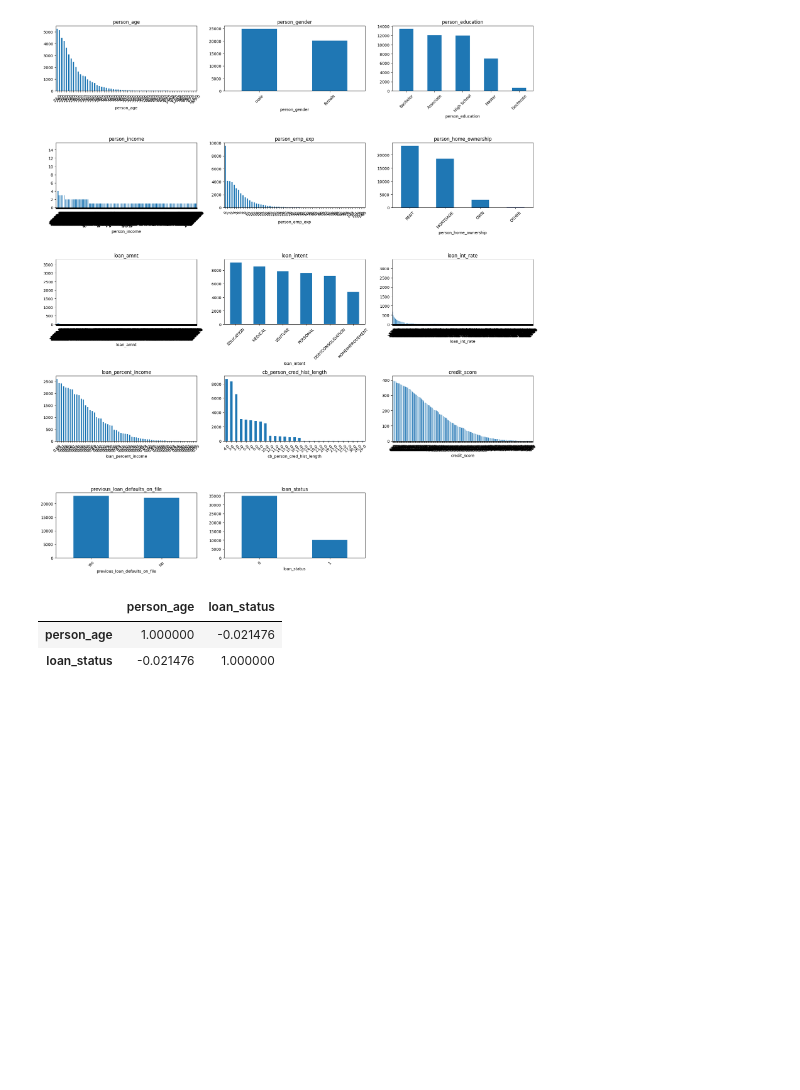
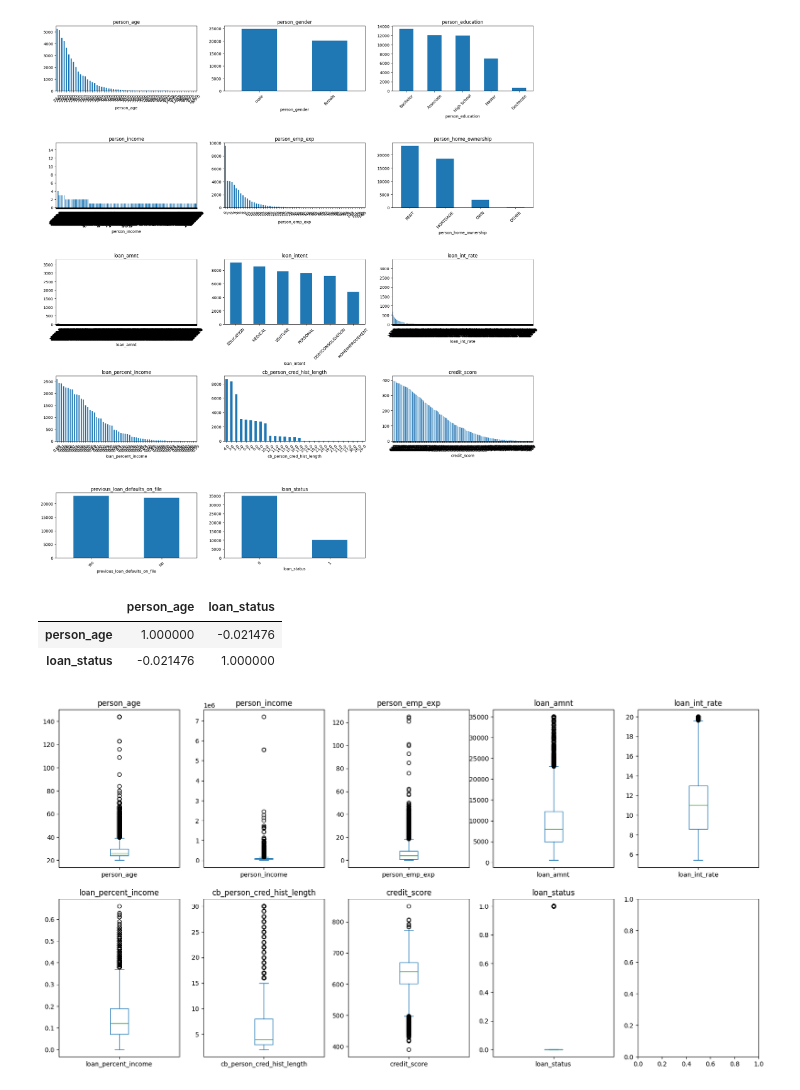
Before and after one commit to SujiLee-d/credit-analysis-loan-application, a Jupyter notebook: notebooks/01_data_exploration.ipynb, the cells around one changed output. Saved outputs shown, nothing was run; the diff lists cells and outputs as text; code cells hidden in the pictures; blank space fills up the shorter version.

Commit message:
01_EDA_boxplot for numerical colulmns_better visualisation

```diff
--- a/notebooks/01_data_exploration.ipynb
+++ b/notebooks/01_data_exploration.ipynb
@@ -148,9 +148,19 @@ df[['person_age', 'loan_status']].corr()
 | person_age | 1.000000 | -0.021476 |
 | loan_status | -0.021476 | 1.000000 |
 # %%
+# fig, axes = plt.subplots(5, 3, figsize=(18, 5 * 4))
+# axes = axes.flatten()
+
 numerical_features_idx = df.columns.get_indexer(df.select_dtypes(include=['int64', 'float64']).columns)
 numerical_features = df.columns[numerical_features_idx]
 
-fig, ax = plt.subplots(1,len(numerical_features_idx))
+# fig, ax = plt.subplots(1,len(numerical_features_idx))
+# fig, axes = plt.subplots(3, 5, figsize = (len(numerical_features_idx), 3*5))
+fig, axes = plt.subplots(2,5, figsize = (10, 20))
+axes = axes.flatten()
 for i, numerical_feature in enumerate(numerical_features):
-    df[numerical_feature].plot(kind = 'box', ax = ax[i], figsize = (60,5)).set_title(numerical_feature)
+    df[numerical_feature].plot(kind = 'box', ax = axes[i], figsize = (20,10)).set_title(numerical_feature)
+
+fig.show()
+# %% [output]
+[figure, added]
```
Also changed, not shown: parts of 1 cell of this notebook.
